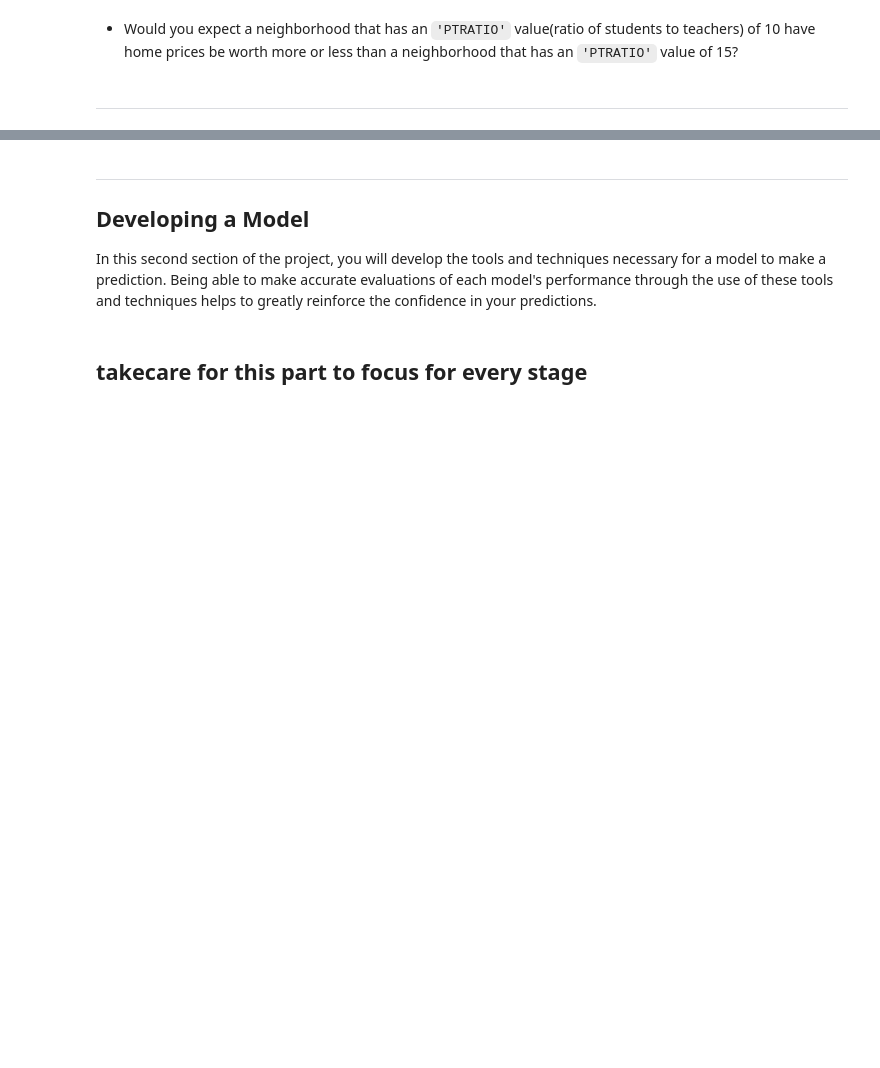
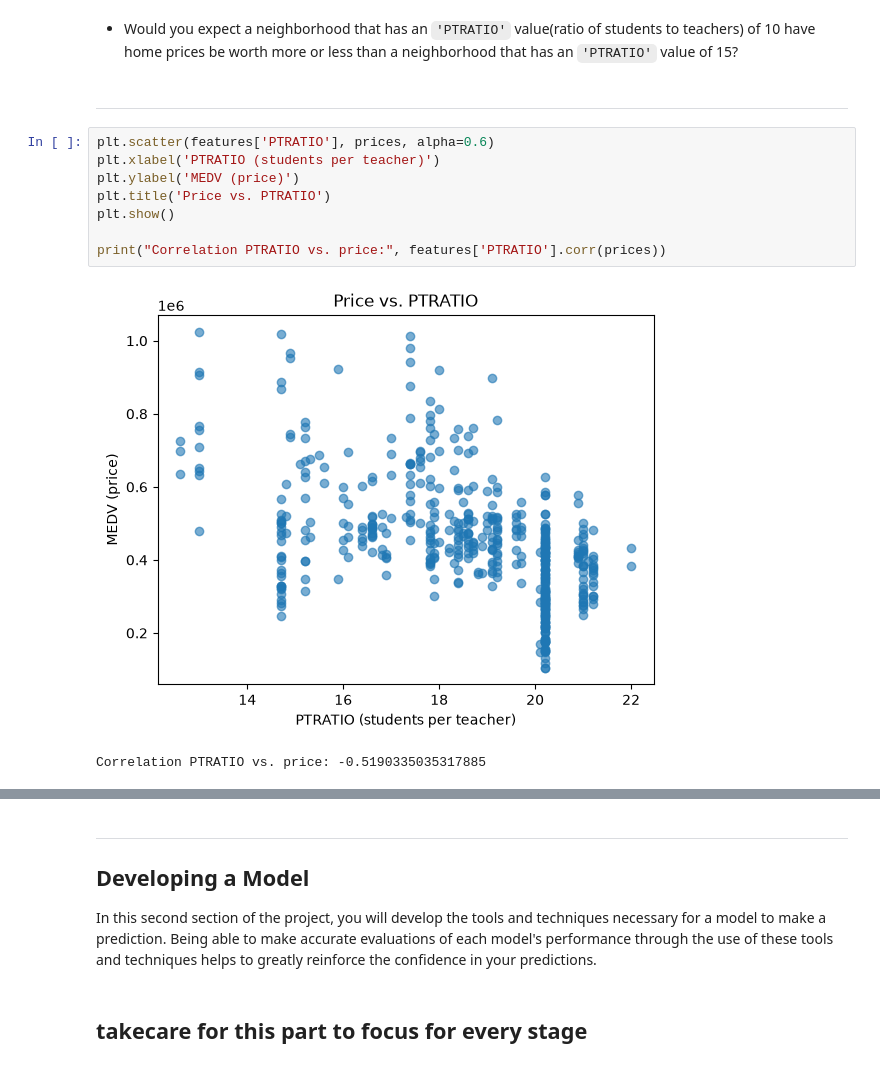
Before and after one commit to abdogad5100/machine_learning-project, a Jupyter notebook: p1/p1/boston_housing.ipynb, the cells around one changed output, grey strips where cells are left out. Cells and saved outputs as stored; diff of their text form; blank space fills up the shorter version.

```diff
--- a/p1/p1/boston_housing.ipynb
+++ b/p1/p1/boston_housing.ipynb
@@ -169,3 +197,14 @@ As a reminder, we are using three features from the Boston housing dataset: `'RM
 * Would you expect a neighborhood that has an `'PTRATIO'` value(ratio of students to teachers) of 10 have home prices be worth more or less than a neighborhood that has an `'PTRATIO'` value of 15?
 # %% [markdown]
 ********************************
+# %%
+plt.scatter(features['PTRATIO'], prices, alpha=0.6)
+plt.xlabel('PTRATIO (students per teacher)')
+plt.ylabel('MEDV (price)')
+plt.title('Price vs. PTRATIO')
+plt.show()
+
+print("Correlation PTRATIO vs. price:", features['PTRATIO'].corr(prices))
+# %% [output]
+[figure, added]
+Correlation PTRATIO vs. price: -0.5190335035317885
```
Also changed, not shown: parts of 26 cells of this notebook, 1 other file.
